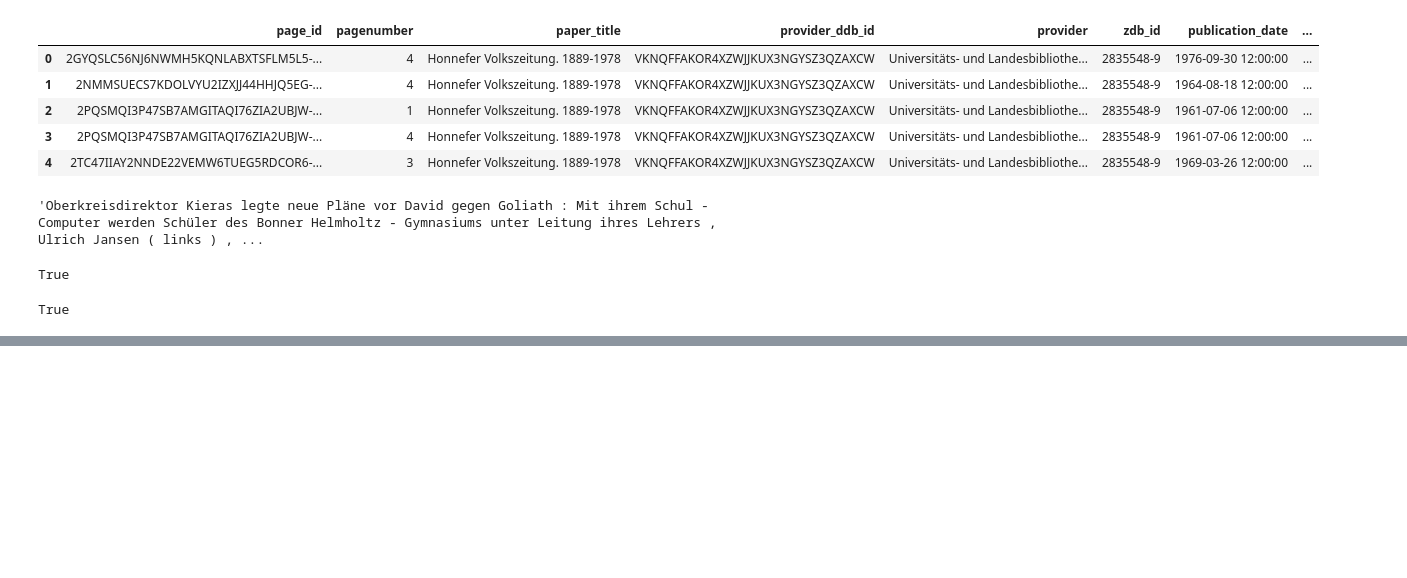
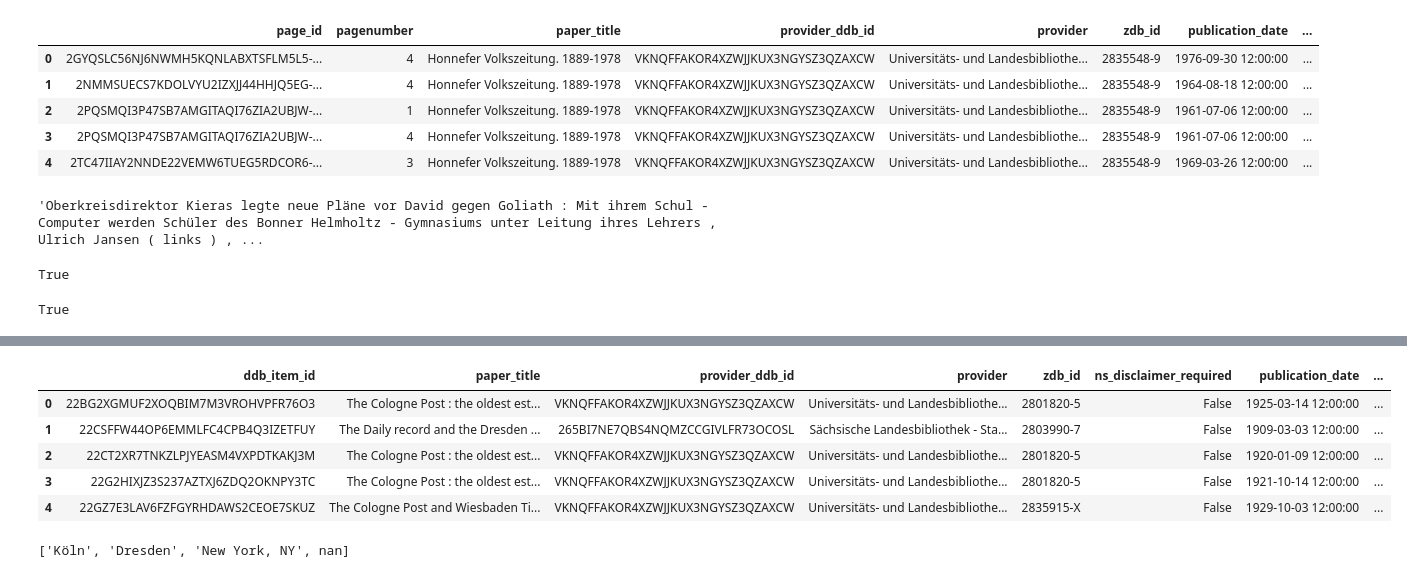
Before and after one commit to HERMES-DKZ/data_challenges_data_carpentries, a Jupyter notebook: data_challenges/zeitungsportal_exploration.ipynb, the cells around one changed output, grey strips where cells are left out. Cells and saved outputs as stored; diff of their text form; code cells hidden in the pictures; blank space fills up the shorter version.

Commit message:
analyzing the english language newspapers

```diff
--- a/data_challenges/zeitungsportal_exploration.ipynb
+++ b/data_challenges/zeitungsportal_exploration.ipynb
@@ -175,0 +178,2 @@ True
+# %%
+df_eng_1= zp_issues(language='eng', publication_date='[1900-01-01T12:00:00Z TO 1990-12-31T12:00:00Z]')
@@ -175,0 +207,30 @@ True
+# %%
+df_eng_1.head()
+# %% [output]
+|  | ddb_item_id | paper_title | provider_ddb_id | provider | zdb_id | ns_disclaimer_required | publication_date | ... |
+| 0 | 22BG2XGMUF2XOQBIM7M3VROHVPFR76O3 | The Cologne Post : the oldest est... | VKNQFFAKOR4XZWJJKUX3NGYSZ3QZAXCW | Universitäts- und Landesbibliothe... | 2801820-5 | False | 1925-03-14 12:00:00 | ... |
+| 1 | 22CSFFW44OP6EMMLFC4CPB4Q3IZETFUY | The Daily record and the Dresden ... | 265BI7NE7QBS4NQMZCCGIVLFR73OCOSL | Sächsische Landesbibliothek - Sta... | 2803990-7 | False | 1909-03-03 12:00:00 | ... |
+| 2 | 22CT2XR7TNKZLPJYEASM4VXPDTKAKJ3M | The Cologne Post : the oldest est... | VKNQFFAKOR4XZWJJKUX3NGYSZ3QZAXCW | Universitäts- und Landesbibliothe... | 2801820-5 | False | 1920-01-09 12:00:00 | ... |
+| 3 | 22G2HIXJZ3S237AZTXJ6ZDQ2OKNPY3TC | The Cologne Post : the oldest est... | VKNQFFAKOR4XZWJJKUX3NGYSZ3QZAXCW | Universitäts- und Landesbibliothe... | 2801820-5 | False | 1921-10-14 12:00:00 | ... |
+| 4 | 22GZ7E3LAV6FZFGYRHDAWS2CEOE7SKUZ | The Cologne Post and Wiesbaden Ti... | VKNQFFAKOR4XZWJJKUX3NGYSZ3QZAXCW | Universitäts- und Landesbibliothe... | 2835915-X | False | 1929-10-03 12:00:00 | ... |
+# %%
+"""
+Getting the names of the places where English-language newspapers were publiched.
+There are nan values in the places as well, which is why I had to check the type of each entry before
+appending it to the list.
+"""
+
+
+places_of_distribution_eng=[]
+
+for place in df_eng_1['place_of_distribution']:
+    if isinstance (place, list):
+        if place[0] not in places_of_distribution_eng:
+            places_of_distribution_eng.append(place[0])
+    else:
+        if place not in places_of_distribution_eng:
+            places_of_distribution_eng.append(place)
+
+places_of_distribution_eng
+# %% [output]
+['Köln', 'Dresden', 'New York, NY', nan]
```
Also changed, not shown: parts of 8 cells of this notebook.
